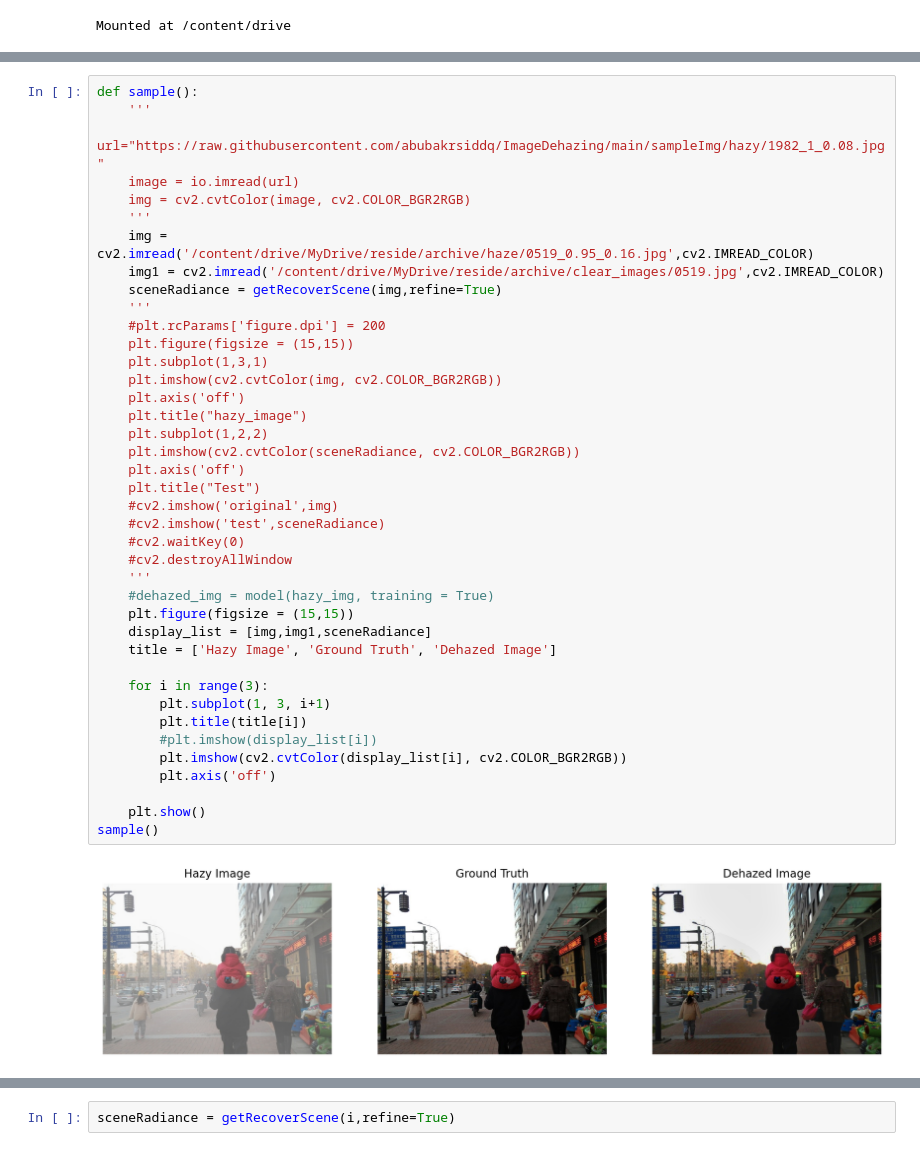
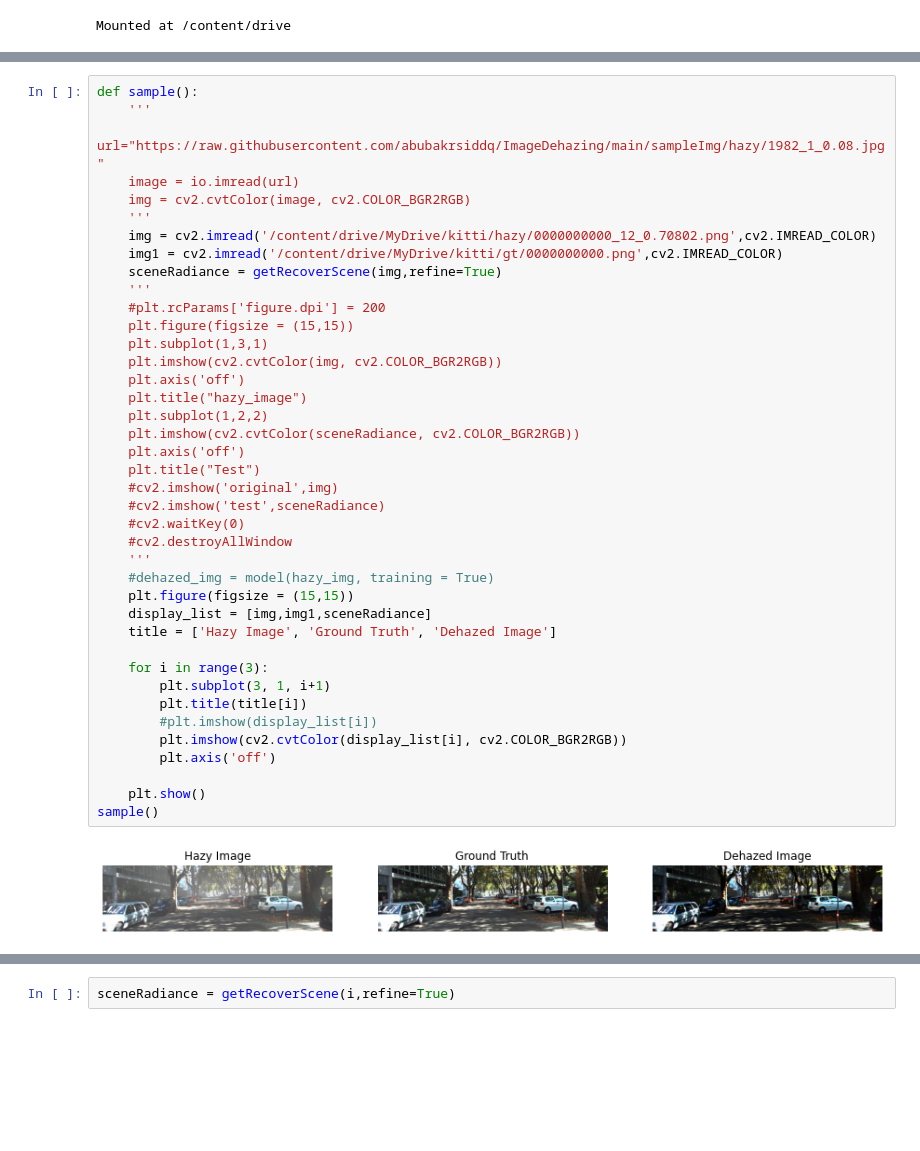
Before and after one commit to abubakrsiddq/ImageDehazing, a Jupyter notebook: models/DCP/darkChannelPrior.ipynb, the cells around one changed output, grey strips where cells are left out. Cells and saved outputs as stored; diff of their text form; blank space fills up the shorter version.

```diff
--- a/models/DCP/darkChannelPrior.ipynb
+++ b/models/DCP/darkChannelPrior.ipynb
@@ -282,41 +298,41 @@ def sample():
     image = io.imread(url)
     img = cv2.cvtColor(image, cv2.COLOR_BGR2RGB)
     '''
-    img = cv2.imread('/content/drive/MyDrive/reside/archive/haze/0519_0.95_0.16.jpg',cv2.IMREAD_COLOR)
-    img1 = cv2.imread('/content/drive/MyDrive/reside/archive/clear_images/0519.jpg',cv2.IMREAD_COLOR)
+    img = cv2.imread('/content/drive/MyDrive/kitti/hazy/0000000000_12_0.70802.png',cv2.IMREAD_COLOR)
+    img1 = cv2.imread('/content/drive/MyDrive/kitti/gt/0000000000.png',cv2.IMREAD_COLOR)
     sceneRadiance = getRecoverScene(img,refine=True)
     '''
     #plt.rcParams['figure.dpi'] = 200
     plt.figure(figsize = (15,15))
     plt.subplot(1,3,1)
     plt.imshow(cv2.cvtColor(img, cv2.COLOR_BGR2RGB))
     plt.axis('off')
     plt.title("hazy_image")
     plt.subplot(1,2,2)
     plt.imshow(cv2.cvtColor(sceneRadiance, cv2.COLOR_BGR2RGB))
     plt.axis('off')
     plt.title("Test")
     #cv2.imshow('original',img)
     #cv2.imshow('test',sceneRadiance)
     #cv2.waitKey(0)
     #cv2.destroyAllWindow
     '''
     #dehazed_img = model(hazy_img, training = True)
     plt.figure(figsize = (15,15))
     display_list = [img,img1,sceneRadiance]
     title = ['Hazy Image', 'Ground Truth', 'Dehazed Image']
 
     for i in range(3):
-        plt.subplot(1, 3, i+1)
+        plt.subplot(3, 1, i+1)
         plt.title(title[i])
         #plt.imshow(display_list[i])
         plt.imshow(cv2.cvtColor(display_list[i], cv2.COLOR_BGR2RGB))
         plt.axis('off')
 
     plt.show()
 sample()
 # %% [output]
-[figure, old version]
+[figure, new version]
 # %%
 import tensorflow as tf
 import glob
```
Also changed, not shown: parts of 5 cells of this notebook.
